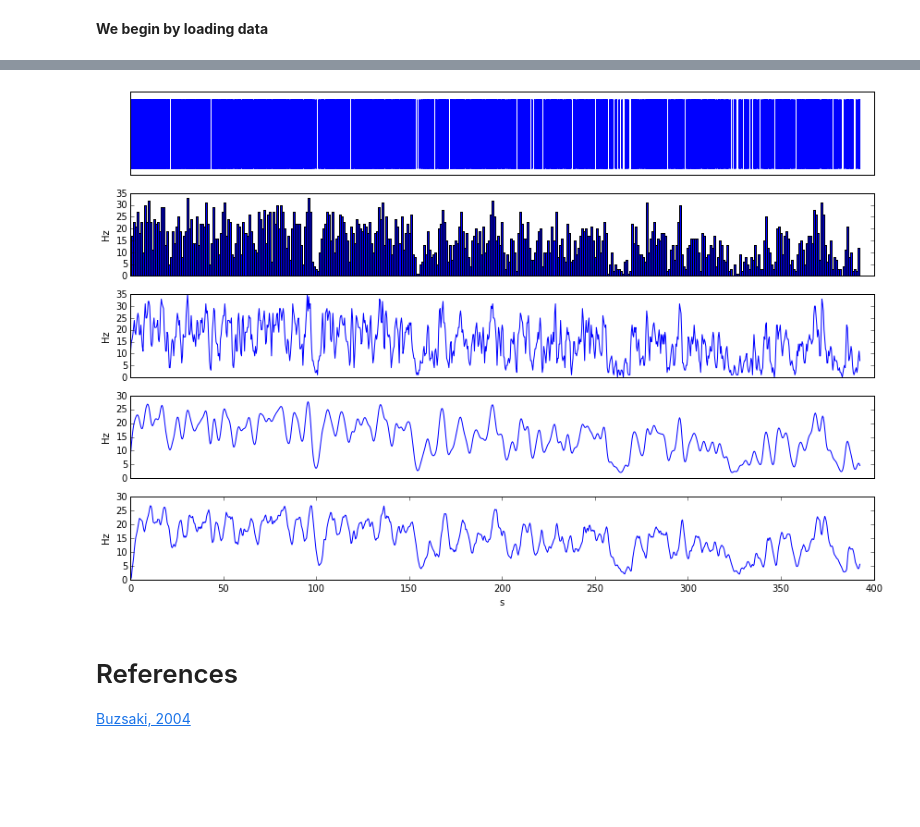
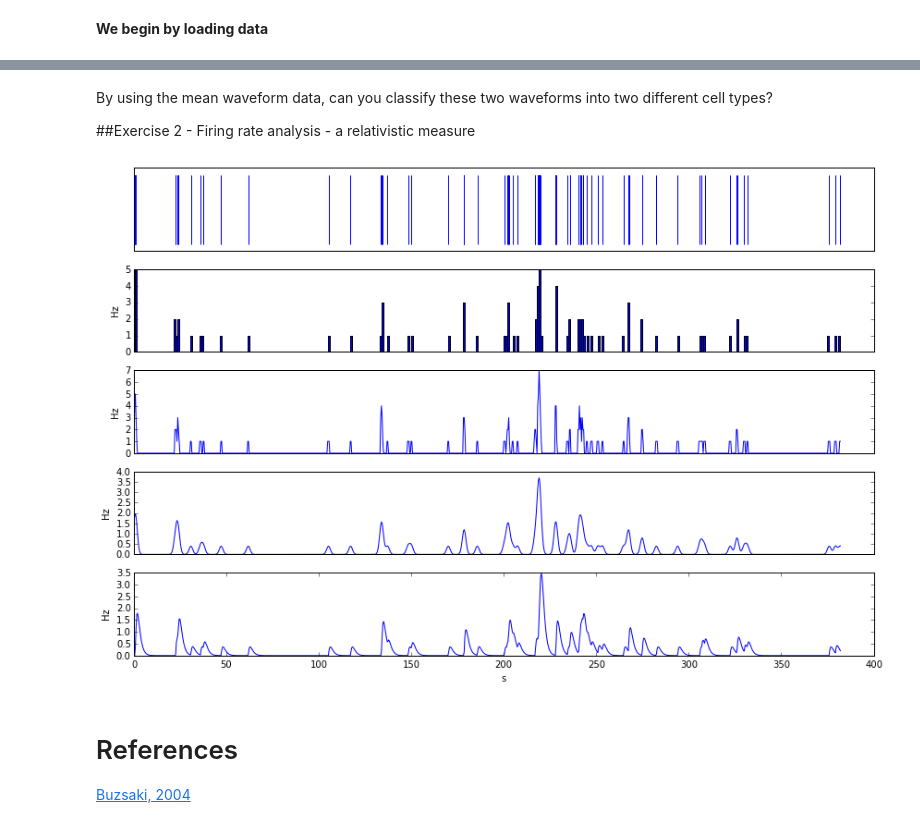
Before and after one commit to CINPLA/SummerSchool2015, a Jupyter notebook: MultiunitExcellAnalysis.ipynb, the cells around one changed output, grey strips where cells are left out. Saved outputs shown, nothing was run; the diff lists cells and outputs as text; code cells hidden in the pictures; blank space fills up the shorter version.

```diff
--- a/MultiunitExcellAnalysis.ipynb
+++ b/MultiunitExcellAnalysis.ipynb
@@ -48,37 +90,39 @@ plot_waveform(data['1313'])
+# %% [markdown]
+By using the mean waveform data, can you classify these two waveforms into two different cell types?
+
+##Exercise 2 - Firing rate analysis - a relativistic measure
 # %%
-r = neo.io.NeoMatlabIO(inhib_file)
-blk = r.read_block()
-unit = get_unit(blk,'T7','U1')
+unit = get_unit(data['1410'])
 
 s = unit.spiketrains[0]
 f = figure(figsize=(12,8))
 #raster
 ax = f.add_subplot(511)
 ax = raster(s, ax)
 #set bin size
 sigma = 1 #s
 #count rate
 ax = f.add_subplot(5,1,2)
 nbins = s.magnitude.max() / sigma
 ns, bs = histogram(s,nbins)
 ax.bar(bs[0:-1], ns/sigma, width = bs[1]-bs[0])
 ax.set_ylabel((qt.Hz).dimensionality)
 ax.set_xticks([])
 #instantaneuos rate
 wins = [rectangularWindow, gaussianWindow, causalWindow]
 for n, win in enumerate(wins):
     ax = f.add_subplot(5,1,n+3)
     r, t = instantaneous_rate(s, sigma, win, fs=1e3)
     ax.plot(t, r)
     ax.set_ylabel(r.dimensionality)
     if n != len(wins) - 1:
         ax.set_xticks([])
     else:
         ax.set_xlabel(t.dimensionality)
     tight_layout()
 show()
 # %% [output]
-[figure, old version]
+[figure, new version]
 # %% [markdown]
 # References
 [Buzsaki, 2004](http://www.nature.com/neuro/journal/v7/n5/full/nn1233.html)
```
Also changed, not shown: parts of 14 cells of this notebook, 2 other files.
